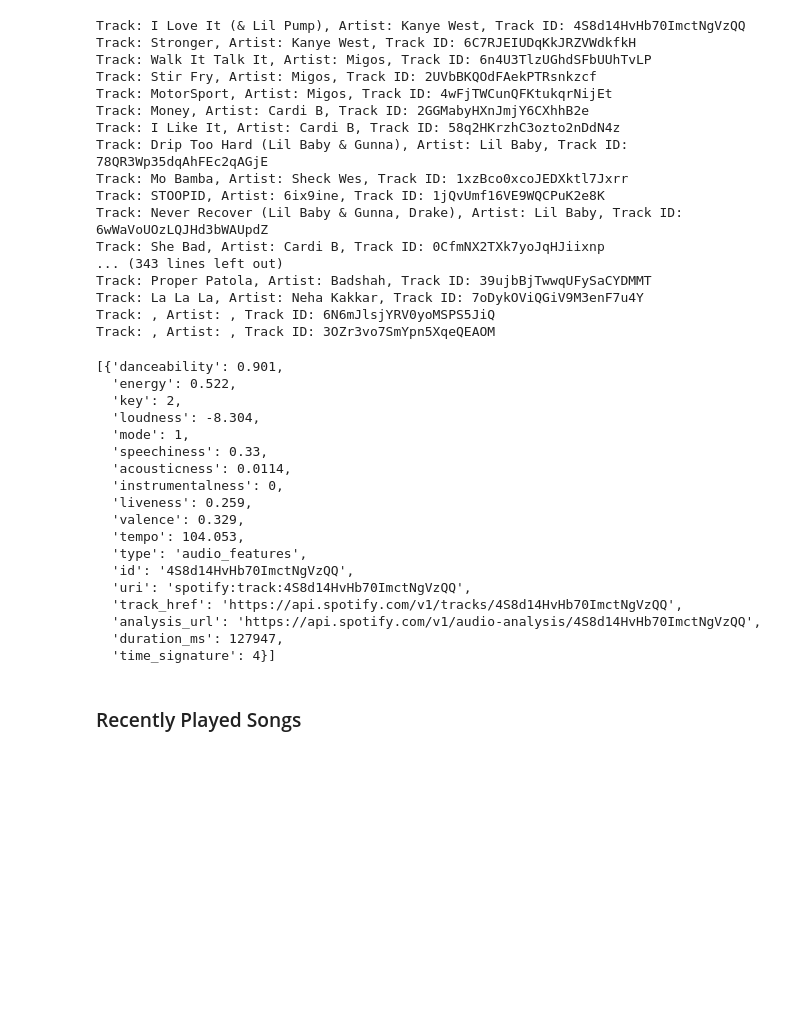
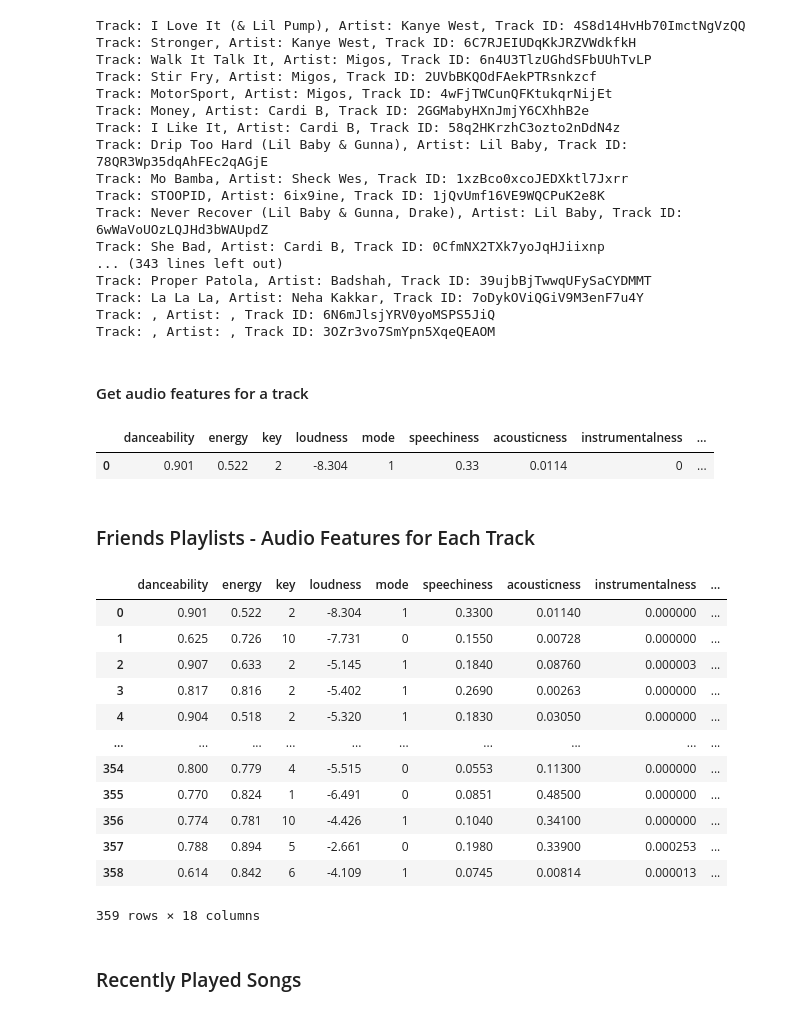
Before and after one commit to ppatel0910/mySpotify_and_machine_learning, a Jupyter notebook: second.ipynb, the cells around one changed output. Cells and saved outputs as stored; diff of their text form; code cells hidden in the pictures; blank space fills up the shorter version.

Commit message:
Get audio features for entire playlist, and create a dataframe from that

```diff
--- a/second.ipynb
+++ b/second.ipynb
@@ -327,28 +327,54 @@ Track: Proper Patola, Artist: Badshah, Track ID: 39ujbBjTwwqUFySaCYDMMT
 Track: La La La, Artist: Neha Kakkar, Track ID: 7oDykOViQGiV9M3enF7u4Y
 Track: , Artist: , Track ID: 6N6mJlsjYRV0yoMSPS5JiQ
 Track: , Artist: , Track ID: 3OZr3vo7SmYpn5XqeQEAOM
+# %% [markdown]
+#### Get audio features for a track
 # %%
 # Use the audio_features function to get the full list of audio features of a
-# song
+# song using the track id
+# Create and review dataframe to confirm it is what I want
 
 i_love_it_lil_pump = sp.audio_features("4S8d14HvHb70ImctNgVzQQ")
-i_love_it_lil_pump
+i_love_it_lil_pump_df = pd.DataFrame(i_love_it_lil_pump)
+i_love_it_lil_pump_df
 # %% [output]
-[{'danceability': 0.901,
-  'energy': 0.522,
-  'key': 2,
-  'loudness': -8.304,
-  'mode': 1,
-  'speechiness': 0.33,
-  'acousticness': 0.0114,
-  'instrumentalness': 0,
-  'liveness': 0.259,
-  'valence': 0.329,
-  'tempo': 104.053,
-  'type': 'audio_features',
-  'id': '4S8d14HvHb70ImctNgVzQQ',
-  'uri': 'spotify:track:4S8d14HvHb70ImctNgVzQQ',
-  'track_href': 'https://api.spotify.com/v1/tracks/4S8d14HvHb70ImctNgVzQQ',
-  'analysis_url': 'https://api.spotify.com/v1/audio-analysis/4S8d14HvHb70ImctNgVzQQ',
-  'duration_ms': 127947,
-  'time_signature': 4}]
+|  | danceability | energy | key | loudness | mode | speechiness | acousticness | instrumentalness | ... |
+| 0 | 0.901 | 0.522 | 2 | -8.304 | 1 | 0.33 | 0.0114 | 0 | ... |
+# %% [markdown]
+### Friends Playlists - Audio Features for Each Track
+# %%
+# Combine the logic of the previous 2 cells; using a loop to obtain track ids
+# for all the tracks in friend_playlists_ids, and use the audio_features
+# function on all tracks in friend_playlists_ids
+
+all_track_ids = []
+
+for playlist_id in friend_playlist_ids:
+    tracks = get_all_tracks_from_playlist(playlist_id)
+    for track in tracks:
+        track_id = track["track"]["id"]
+        all_track_ids.append(track_id)
+
+all_audio_features = []
+for track_id in all_track_ids:
+    audio_features = sp.audio_features(track_id)
+    all_audio_features.extend(audio_features)
+
+# Create a dataframe from all_audio_features
+
+audio_features_df = pd.DataFrame(all_audio_features)
+audio_features_df
+# %% [output]
+|  | danceability | energy | key | loudness | mode | speechiness | acousticness | instrumentalness | ... |
+| 0 | 0.901 | 0.522 | 2 | -8.304 | 1 | 0.3300 | 0.01140 | 0.000000 | ... |
+| 1 | 0.625 | 0.726 | 10 | -7.731 | 0 | 0.1550 | 0.00728 | 0.000000 | ... |
+| 2 | 0.907 | 0.633 | 2 | -5.145 | 1 | 0.1840 | 0.08760 | 0.000003 | ... |
+| 3 | 0.817 | 0.816 | 2 | -5.402 | 1 | 0.2690 | 0.00263 | 0.000000 | ... |
+| 4 | 0.904 | 0.518 | 2 | -5.320 | 1 | 0.1830 | 0.03050 | 0.000000 | ... |
+| ... | ... | ... | ... | ... | ... | ... | ... | ... | ... |
+| 354 | 0.800 | 0.779 | 4 | -5.515 | 0 | 0.0553 | 0.11300 | 0.000000 | ... |
+| 355 | 0.770 | 0.824 | 1 | -6.491 | 0 | 0.0851 | 0.48500 | 0.000000 | ... |
+| 356 | 0.774 | 0.781 | 10 | -4.426 | 1 | 0.1040 | 0.34100 | 0.000000 | ... |
+| 357 | 0.788 | 0.894 | 5 | -2.661 | 0 | 0.1980 | 0.33900 | 0.000253 | ... |
+| 358 | 0.614 | 0.842 | 6 | -4.109 | 1 | 0.0745 | 0.00814 | 0.000013 | ... |
+359 rows × 18 columns
```
Also changed, not shown: parts of 1 cell of this notebook.
